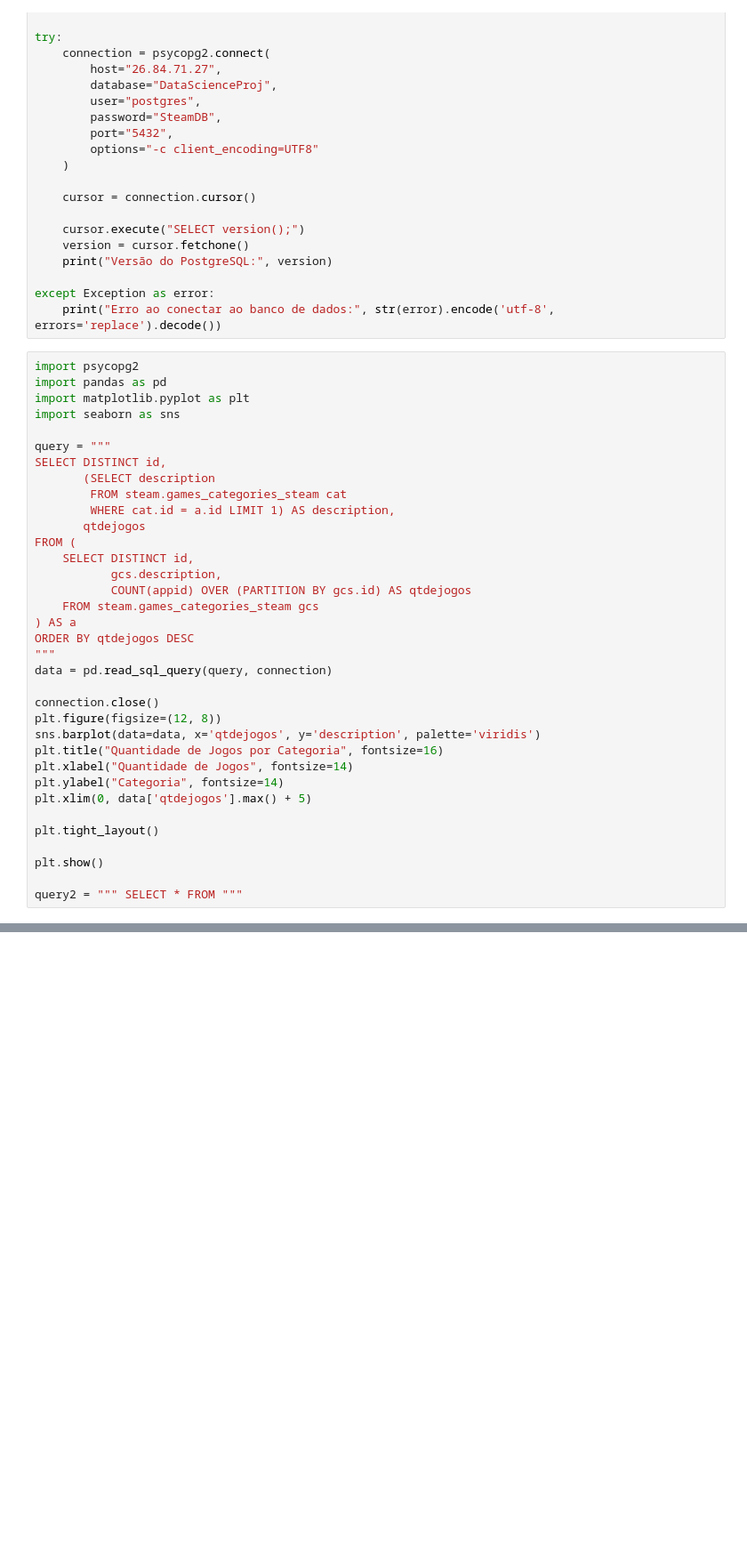
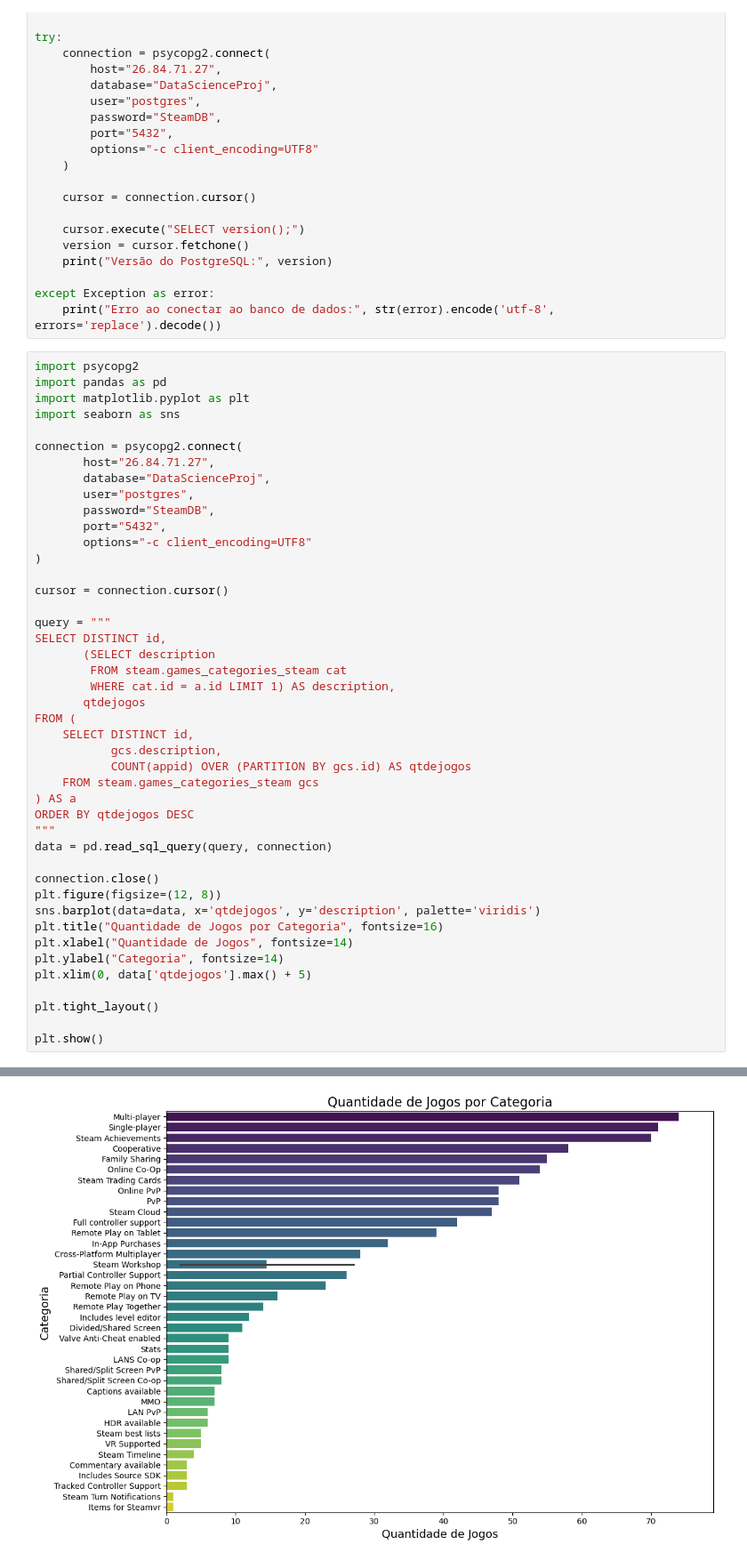
Before and after one commit to guilhermedott/data-science-project, a Jupyter notebook: estatisticas Jogos.ipynb, the cells around one changed output, grey strips where cells are left out. Shown: that part at 89% size. Saved outputs shown, nothing was run; the diff lists cells and outputs as text; blank space fills up the shorter version.

```diff
--- a/estatisticas Jogos.ipynb
+++ b/estatisticas Jogos.ipynb
@@ -26,6 +26,17 @@ import psycopg2
 import pandas as pd
 import matplotlib.pyplot as plt
 import seaborn as sns
+
+connection = psycopg2.connect(
+       host="26.84.71.27",
+       database="DataScienceProj",
+       user="postgres",
+       password="SteamDB",
+       port="5432",
+       options="-c client_encoding=UTF8"
+)
+
+cursor = connection.cursor()
 
 query = """
 SELECT DISTINCT id,
@@ -54,5 +65,4 @@ plt.xlim(0, data['qtdejogos'].max() + 5)
 plt.tight_layout()
 
 plt.show()
-
-query2 = """ SELECT * FROM """
+# %% [output]
@@ -59,3 +72,4 @@ query2 = """ SELECT * FROM """
+[figure, added]
 # %%
 import psycopg2
 import pandas as pd
```
Also changed, not shown: parts of 6 cells of this notebook.
